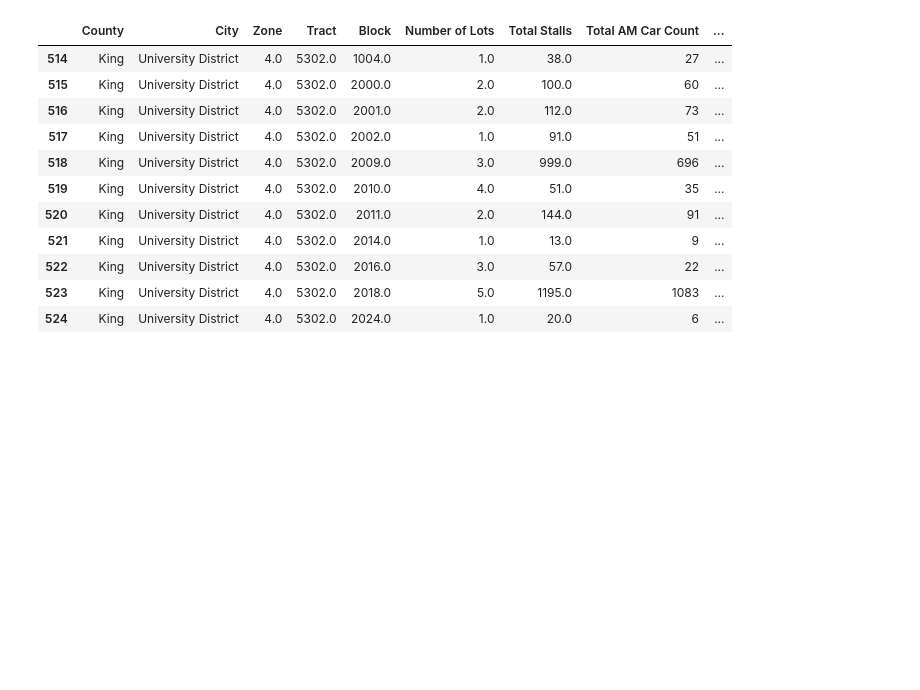
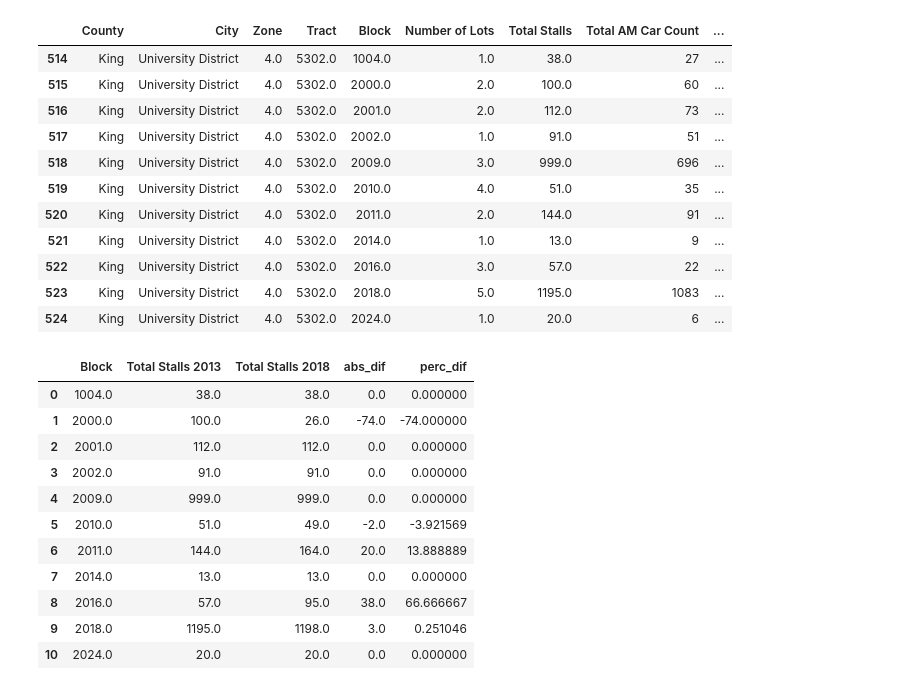
Before and after one commit to psrc/data-science, a Jupyter notebook: parking/Parking Inventory Comparison - 2013 vs 2018 data.ipynb, the cells around one changed output. Drawn from its saved outputs; the diff is of its cells as text; code cells hidden in the pictures; blank space fills up the shorter version.

```diff
--- a/parking/Parking Inventory Comparison - 2013 vs 2018 data.ipynb
+++ b/parking/Parking Inventory Comparison - 2013 vs 2018 data.ipynb
@@ -183,3 +204,24 @@ data_2013[data_2013.Tract== 5302]
 | 522 | King | University District | 4.0 | 5302.0 | 2016.0 | 3.0 | 57.0 | 22 | ... |
 | 523 | King | University District | 4.0 | 5302.0 | 2018.0 | 5.0 | 1195.0 | 1083 | ... |
 | 524 | King | University District | 4.0 | 5302.0 | 2024.0 | 1.0 | 20.0 | 6 | ... |
+# %%
+park_dif_block_merged = pd.merge(data_2013[data_2013.Tract== 5302], data_2018[data_2018.Tract== 5302], how='outer', on='Block').dropna()
+park_dif_block = park_dif_block_merged[['Block', 'Total Stalls_x', 'Total Stalls_y' ]]
+park_dif_block = park_dif_block.rename(columns={"Total Stalls_x": "Total Stalls 2013","Total Stalls_y": "Total Stalls 2018"})
+park_dif_block['abs_dif'] = park_dif_block['Total Stalls 2018'] - park_dif_block['Total Stalls 2013']
+park_dif_block['perc_dif'] = (park_dif_block['Total Stalls 2018'] - park_dif_block['Total Stalls 2013'])/park_dif_block['Total Stalls 2013']*100
+# %%
+park_dif_block
+# %% [output]
+|  | Block | Total Stalls 2013 | Total Stalls 2018 | abs_dif | perc_dif |
+| 0 | 1004.0 | 38.0 | 38.0 | 0.0 | 0.000000 |
+| 1 | 2000.0 | 100.0 | 26.0 | -74.0 | -74.000000 |
+| 2 | 2001.0 | 112.0 | 112.0 | 0.0 | 0.000000 |
+| 3 | 2002.0 | 91.0 | 91.0 | 0.0 | 0.000000 |
+| 4 | 2009.0 | 999.0 | 999.0 | 0.0 | 0.000000 |
+| 5 | 2010.0 | 51.0 | 49.0 | -2.0 | -3.921569 |
+| 6 | 2011.0 | 144.0 | 164.0 | 20.0 | 13.888889 |
+| 7 | 2014.0 | 13.0 | 13.0 | 0.0 | 0.000000 |
+| 8 | 2016.0 | 57.0 | 95.0 | 38.0 | 66.666667 |
+| 9 | 2018.0 | 1195.0 | 1198.0 | 3.0 | 0.251046 |
+| 10 | 2024.0 | 20.0 | 20.0 | 0.0 | 0.000000 |
```
Also changed, not shown: parts of 7 cells of this notebook.
